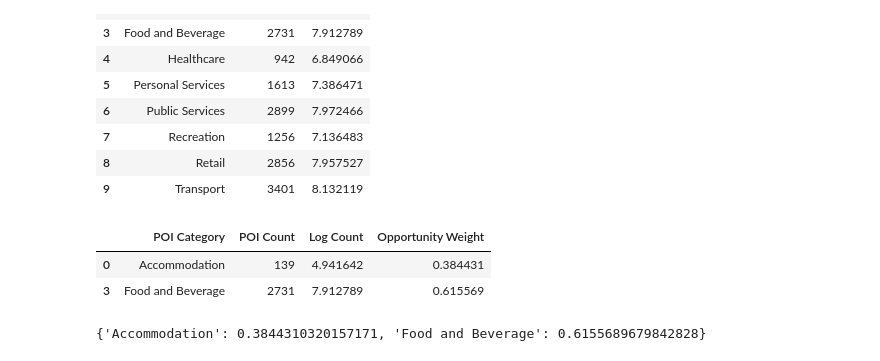
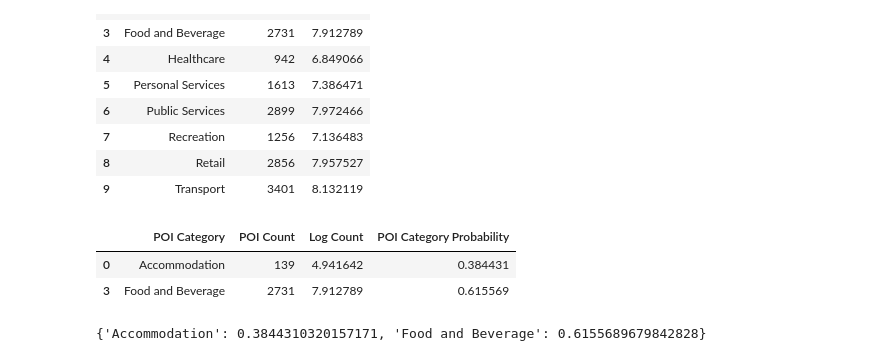
Before and after one commit to yuxinjiang1205/mobility-modelling-framework, a Jupyter notebook: notebooks/opportunity/opportunity_industry_component.ipynb, the cells around one changed output. Cells and saved outputs as stored; diff of their text form; code cells hidden in the pictures.

```diff
--- a/notebooks/opportunity/opportunity_industry_component.ipynb
+++ b/notebooks/opportunity/opportunity_industry_component.ipynb
@@ -206,19 +206,19 @@ display(poi_counts_processed)
 # %%
 industry_i_weights = poi_counts_processed[
     poi_counts_processed["POI Category"].isin([
         "Accommodation",
         "Food and Beverage"
     ])
 ].copy()
 
-industry_i_weights["Opportunity Weight"] = (
+industry_i_weights["POI Category Probability"] = (
     industry_i_weights["Log Count"]
     / industry_i_weights["Log Count"].sum()
 )
 
 display(industry_i_weights)
 # %% [output]
-|  | POI Category | POI Count | Log Count | Opportunity Weight |
+|  | POI Category | POI Count | Log Count | POI Category Probability |
 | 0 | Accommodation | 139 | 4.941642 | 0.384431 |
 | 3 | Food and Beverage | 2731 | 7.912789 | 0.615569 |
 # %%
```
Also changed, not shown: parts of 2 cells of this notebook, 7 other files.
